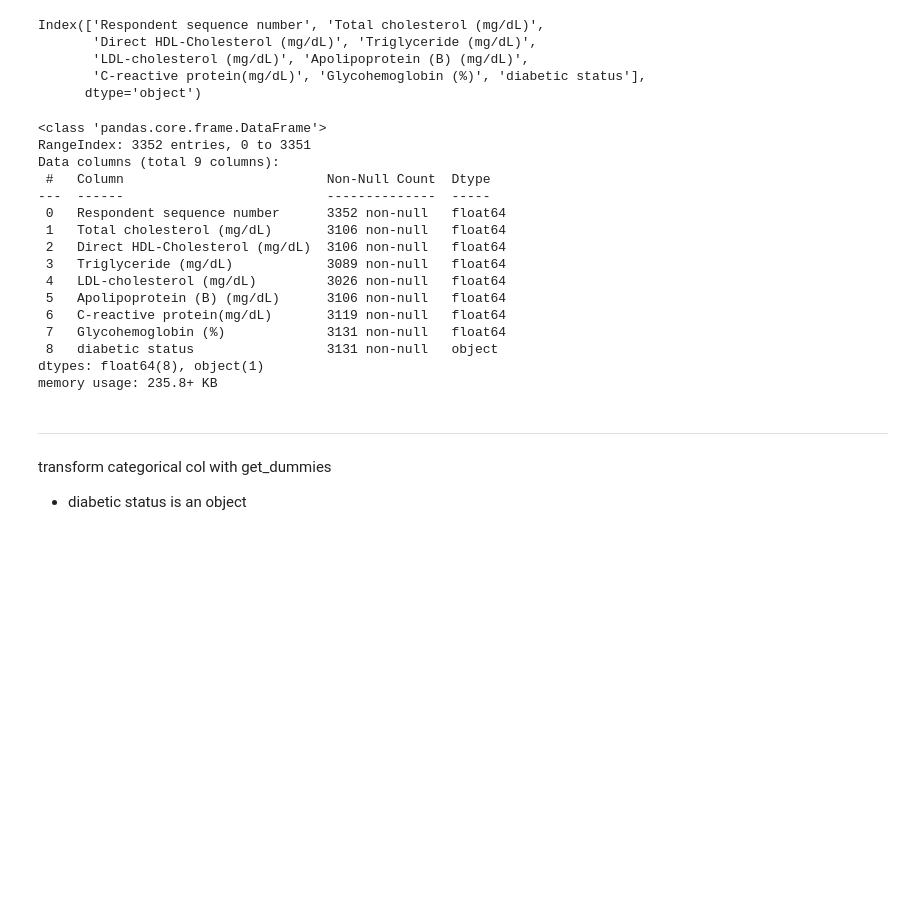
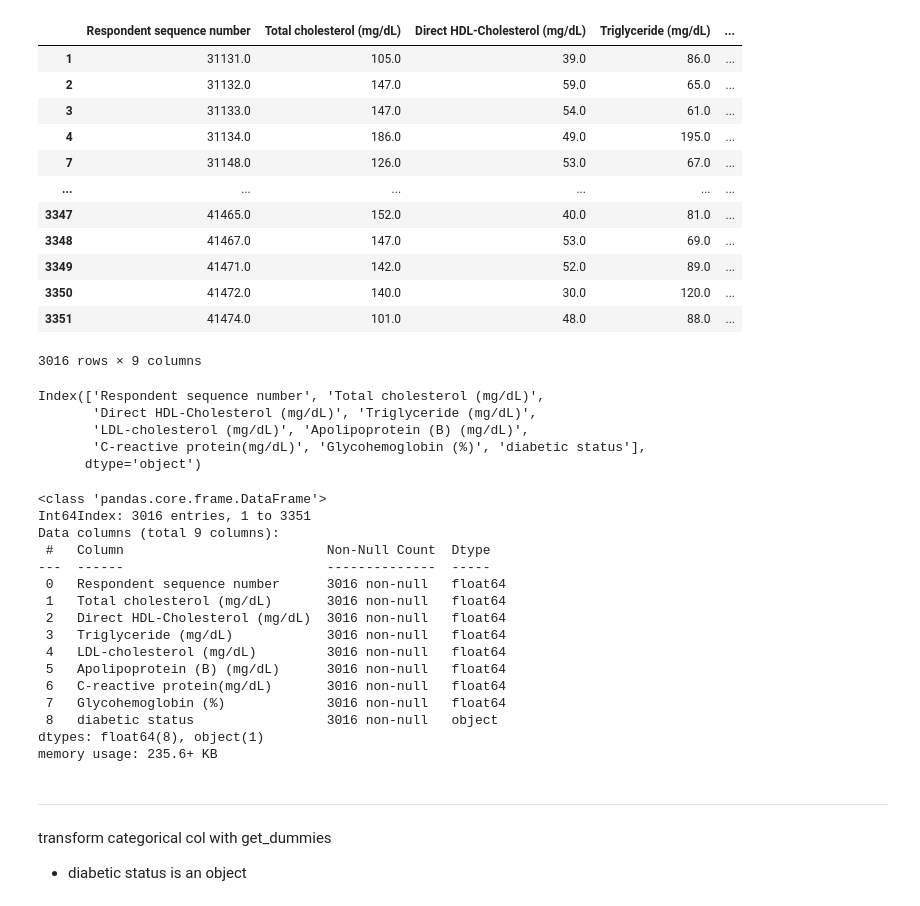
Before and after one commit to amyylin1/NHANES_Dietary_Data, a Jupyter notebook: exam_clustering.ipynb, the cells around one changed output. Saved outputs shown, nothing was run; the diff lists cells and outputs as text; code cells hidden in the pictures; blank space fills up the shorter version.

```diff
--- a/exam_clustering.ipynb
+++ b/exam_clustering.ipynb
@@ -25 +33,18 @@ exam.head()
+# %%
+exam = exam.dropna()
+exam
+# %% [output]
+|  | Respondent sequence number | Total cholesterol (mg/dL) | Direct HDL-Cholesterol (mg/dL) | Triglyceride (mg/dL) | ... |
+| 1 | 31131.0 | 105.0 | 39.0 | 86.0 | ... |
+| 2 | 31132.0 | 147.0 | 59.0 | 65.0 | ... |
+| 3 | 31133.0 | 147.0 | 54.0 | 61.0 | ... |
+| 4 | 31134.0 | 186.0 | 49.0 | 195.0 | ... |
+| 7 | 31148.0 | 126.0 | 53.0 | 67.0 | ... |
+| ... | ... | ... | ... | ... | ... |
+| 3347 | 41465.0 | 152.0 | 40.0 | 81.0 | ... |
+| 3348 | 41467.0 | 147.0 | 53.0 | 69.0 | ... |
+| 3349 | 41471.0 | 142.0 | 52.0 | 89.0 | ... |
+| 3350 | 41472.0 | 140.0 | 30.0 | 120.0 | ... |
+| 3351 | 41474.0 | 101.0 | 48.0 | 88.0 | ... |
+3016 rows × 9 columns
 # %%
@@ -36,21 +61,21 @@ Index(['Respondent sequence number', 'Total cholesterol (mg/dL)',
 exam.info()
 # %% [output]
 <class 'pandas.core.frame.DataFrame'>
-RangeIndex: 3352 entries, 0 to 3351
+Int64Index: 3016 entries, 1 to 3351
 Data columns (total 9 columns):
  #   Column                          Non-Null Count  Dtype
 ---  ------                          --------------  -----
- 0   Respondent sequence number      3352 non-null   float64
- 1   Total cholesterol (mg/dL)       3106 non-null   float64
- 2   Direct HDL-Cholesterol (mg/dL)  3106 non-null   float64
- 3   Triglyceride (mg/dL)            3089 non-null   float64
- 4   LDL-cholesterol (mg/dL)         3026 non-null   float64
- 5   Apolipoprotein (B) (mg/dL)      3106 non-null   float64
- 6   C-reactive protein(mg/dL)       3119 non-null   float64
- 7   Glycohemoglobin (%)             3131 non-null   float64
- 8   diabetic status                 3131 non-null   object
+ 0   Respondent sequence number      3016 non-null   float64
+ 1   Total cholesterol (mg/dL)       3016 non-null   float64
+ 2   Direct HDL-Cholesterol (mg/dL)  3016 non-null   float64
+ 3   Triglyceride (mg/dL)            3016 non-null   float64
+ 4   LDL-cholesterol (mg/dL)         3016 non-null   float64
+ 5   Apolipoprotein (B) (mg/dL)      3016 non-null   float64
+ 6   C-reactive protein(mg/dL)       3016 non-null   float64
+ 7   Glycohemoglobin (%)             3016 non-null   float64
+ 8   diabetic status                 3016 non-null   object
 dtypes: float64(8), object(1)
-memory usage: 235.8+ KB
+memory usage: 235.6+ KB
 # %% [markdown]
 ---
 transform categorical col with get_dummies
```
Also changed, not shown: parts of 33 cells of this notebook, 1 other file.
